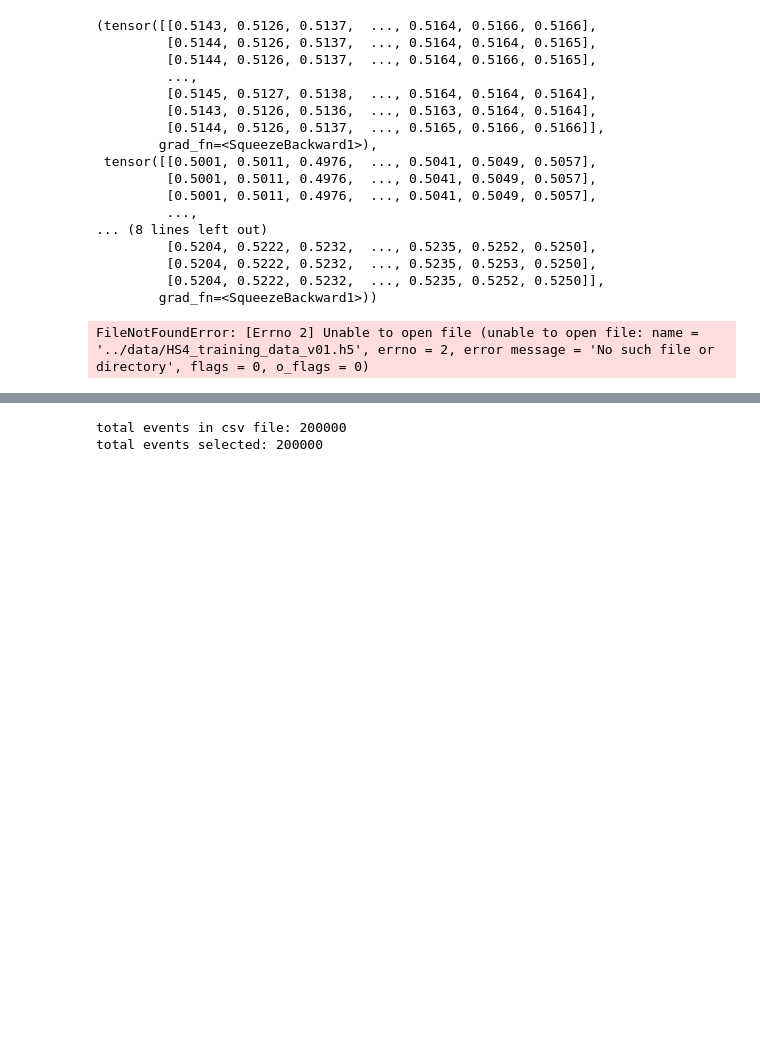
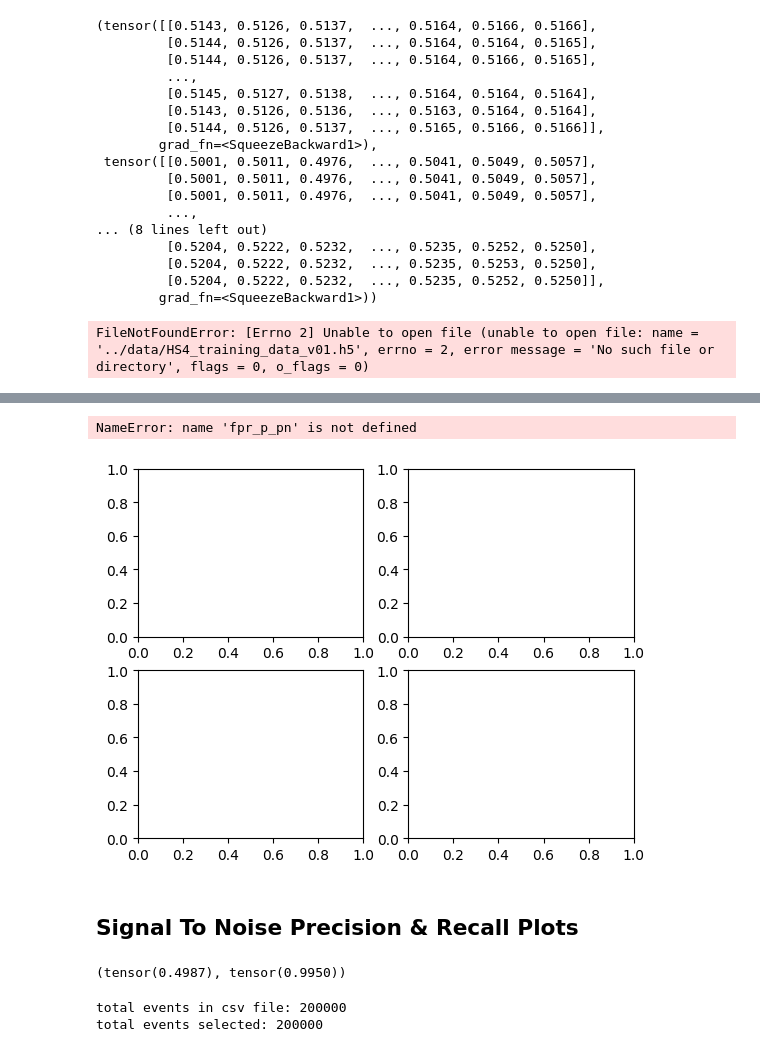
Before and after one commit to kerimoglutolga/earthquake-monitoring, a Jupyter notebook: notebooks/EQTransformerTesting.ipynb, the cells around one changed output, grey strips where cells are left out. Saved outputs shown, nothing was run; the diff lists cells and outputs as text; code cells hidden in the pictures; blank space fills up the shorter version.

```diff
--- a/notebooks/EQTransformerTesting.ipynb
+++ b/notebooks/EQTransformerTesting.ipynb
@@ -983,3 +983,20 @@ Pred1:  1700 , Label1:  1699
+# %%
+# Only Z Channel
+fig, ax = plt.subplots(2,2)
+ax[0,0].plot(fpr_p_pn, tpr_p_pn)
+ax[0,1].plot(fpr_s_pn, tpr_s_pn)
+ax[1,0].plot(fpr_p_eqt, tpr_p_eqt)
+ax[1,1].plot(fpr_s_eqt, tpr_s_eqt)
+# %% [output]
+NameError: name 'fpr_p_pn' is not defined
+[figure, added]
+# %% [markdown]
+## Signal To Noise Precision & Recall Plots
+# %%
+prec, recall = precision_recall(preds_eqt_maxs_eq[0], preds_eqt_maxs_noise[0], theta = 0.5)
+prec, recall
+# %% [output]
+(tensor(0.4987), tensor(0.9950))
 # %%
 import pandas as pd
 import h5py
```
Also changed, not shown: parts of 16 cells of this notebook.
